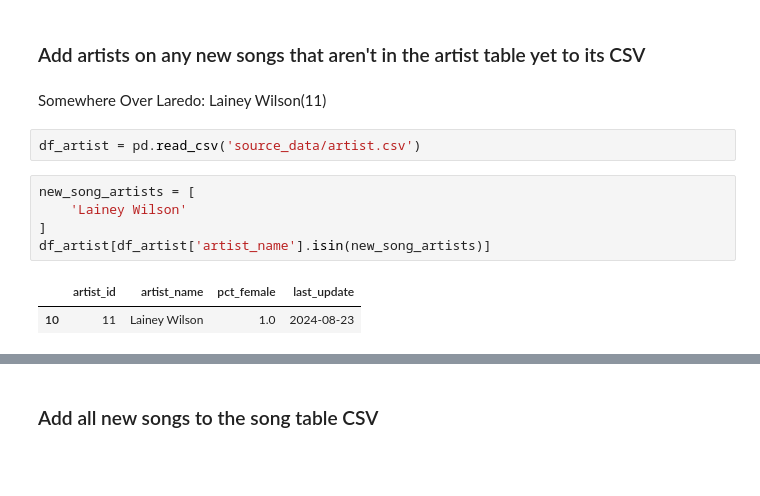
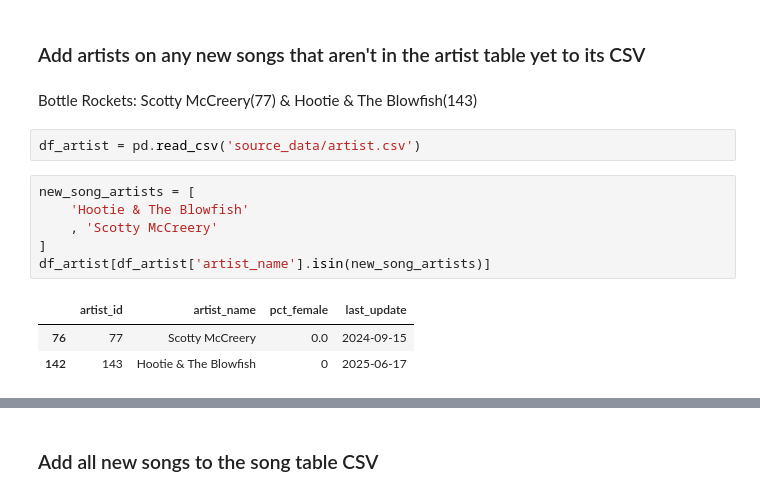
Before and after one commit to jwmanahan/billboard, a Jupyter notebook: add_new_week.ipynb, the cells around one changed output, grey strips where cells are left out. Drawn from its saved outputs; the diff is of its cells as text; blank space fills up the shorter version.

```diff
--- a/add_new_week.ipynb
+++ b/add_new_week.ipynb
@@ -145,17 +145,19 @@ print(list(new_song_to_rank.keys()))
 # %% [markdown]
 ### Add artists on any new songs that aren't in the artist table yet to its CSV
 # %% [markdown]
-Somewhere Over Laredo: Lainey Wilson(11)
+Bottle Rockets: Scotty McCreery(77) & Hootie & The Blowfish(143)
 # %%
 df_artist = pd.read_csv('source_data/artist.csv')
 # %%
 new_song_artists = [
-    'Lainey Wilson'
+    'Hootie & The Blowfish'
+    , 'Scotty McCreery'
 ]
 df_artist[df_artist['artist_name'].isin(new_song_artists)]
 # %% [output]
 |  | artist_id | artist_name | pct_female | last_update |
-| 10 | 11 | Lainey Wilson | 1.0 | 2024-08-23 |
+| 76 | 77 | Scotty McCreery | 0.0 | 2024-09-15 |
+| 142 | 143 | Hootie & The Blowfish | 0 | 2025-06-17 |
 # %%
 df_artist['artist_id'].max()
 # %% [output]
```
Also changed, not shown: parts of 24 cells of this notebook, 5 other files.
